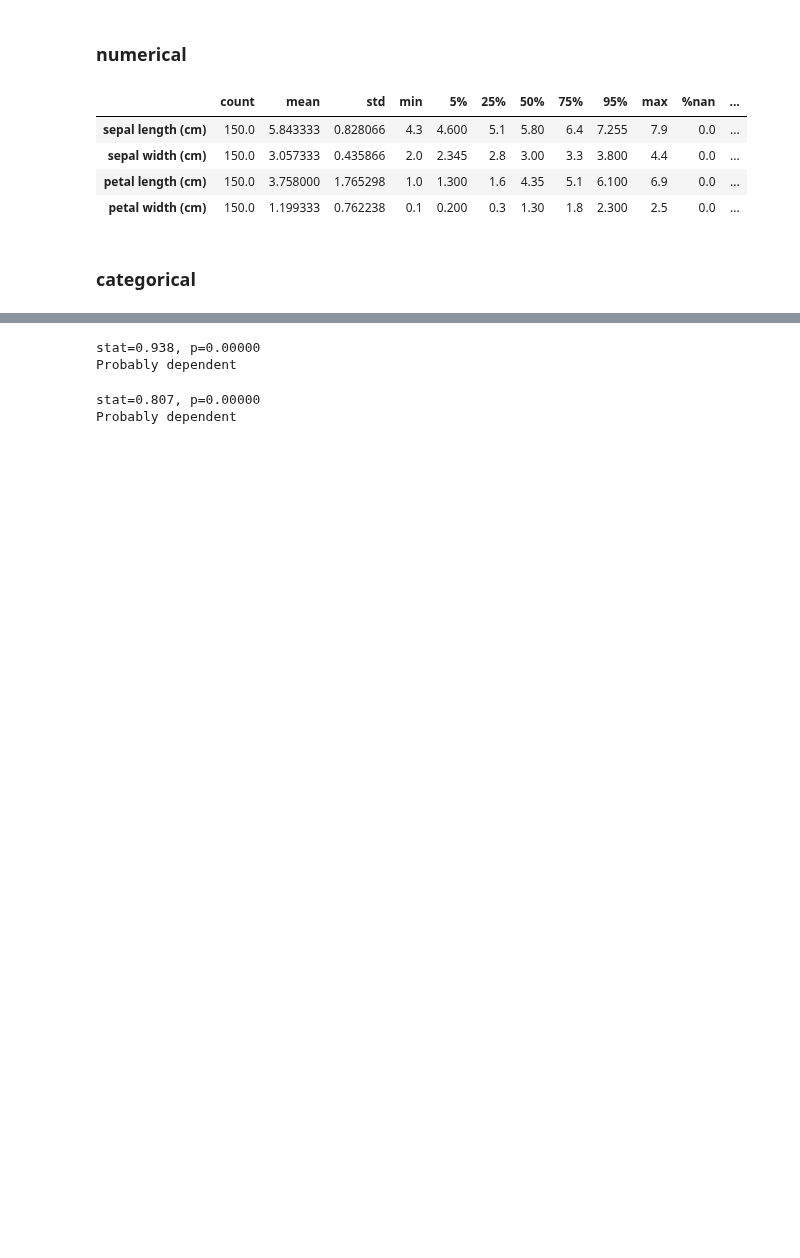
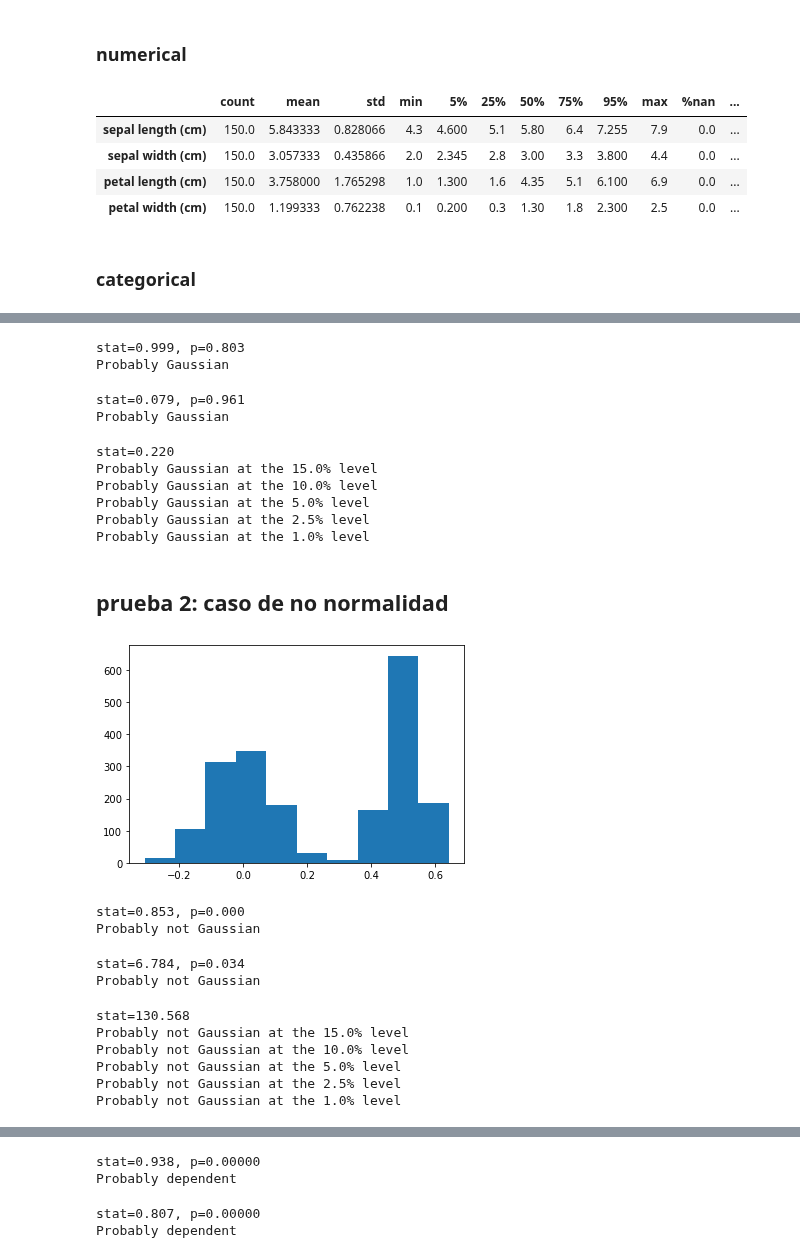
Before and after one commit to jmquintana79/utilsDS, a Jupyter notebook: notebooks/analysis/EDA/notebook-EDA_basic.ipynb, the cells around one changed output, grey strips where cells are left out. Cells and saved outputs as stored; diff of their text form; code cells hidden in the pictures; blank space fills up the shorter version.

Commit message:
add new tests

```diff
--- a/notebooks/analysis/EDA/notebook-EDA_basic.ipynb
+++ b/notebooks/analysis/EDA/notebook-EDA_basic.ipynb
@@ -116,0 +168,51 @@ dfc
+# %%
+test_shapiro(v)
+# %% [output]
+stat=0.999, p=0.803
+Probably Gaussian
+# %%
+test_k2(v)
+# %% [output]
+stat=0.079, p=0.961
+Probably Gaussian
+# %%
+test_anderson(v)
+# %% [output]
+stat=0.220
+Probably Gaussian at the 15.0% level
+Probably Gaussian at the 10.0% level
+Probably Gaussian at the 5.0% level
+Probably Gaussian at the 2.5% level
+Probably Gaussian at the 1.0% level
+# %% [markdown]
+## prueba 2: caso de no normalidad
+# %%
+mu1 = 0; sigma1 = .1
+mu2 = 0.5; sigma2 = .05
+v = np.array(list(np.random.normal(mu1, sigma1, 1000)) + list(np.random.normal(mu2, sigma2, 1000)))
+# plot
+import matplotlib.pyplot as plt
+fig, ax = plt.subplots()
+ax.hist(v)
+plt.show()
+# %% [output]
+[figure, added]
+# %%
+test_shapiro(v)
+# %% [output]
+stat=0.853, p=0.000
+Probably not Gaussian
+# %%
+test_k2(v)
+# %% [output]
+stat=6.784, p=0.034
+Probably not Gaussian
+# %%
+test_anderson(v)
+# %% [output]
+stat=130.568
+Probably not Gaussian at the 15.0% level
+Probably not Gaussian at the 10.0% level
+Probably not Gaussian at the 5.0% level
+Probably not Gaussian at the 2.5% level
+Probably not Gaussian at the 1.0% level
```
Also changed, not shown: parts of 30 cells of this notebook.
